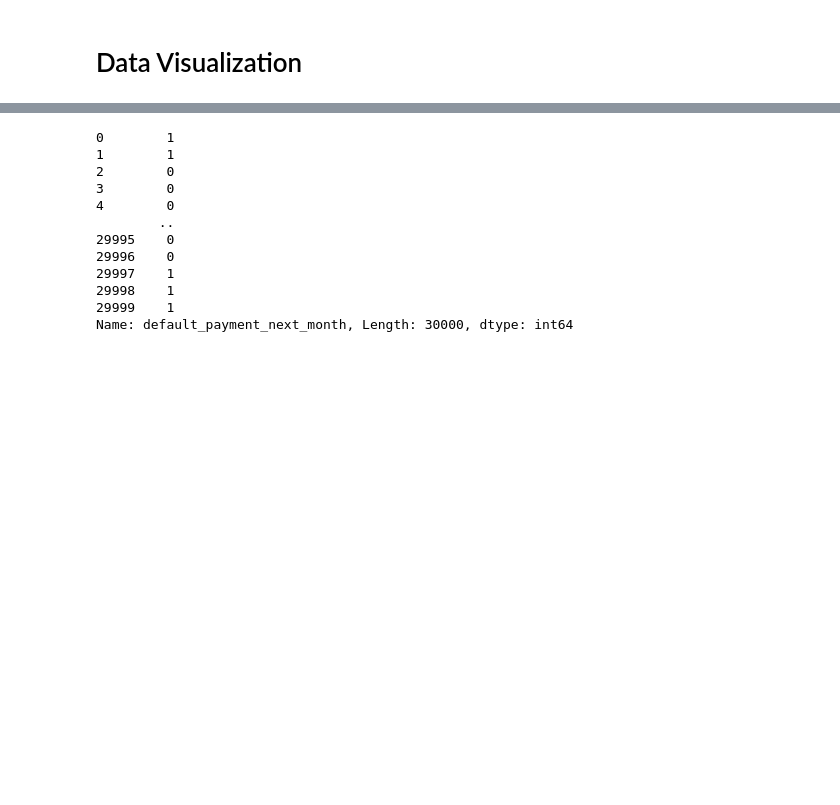
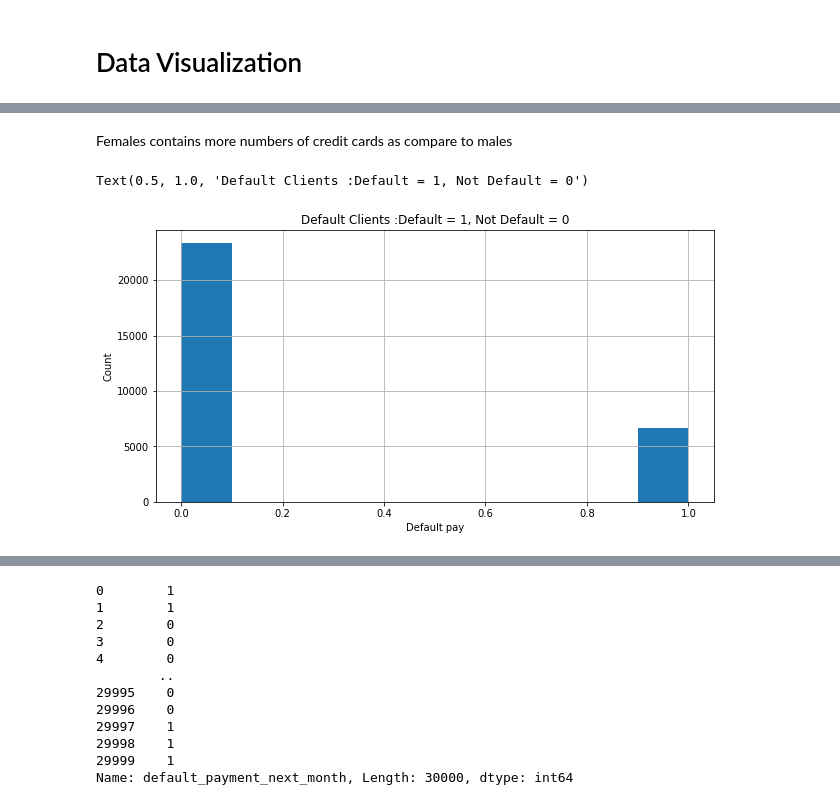
Before and after one commit to Akshay1781/Credit-Card-Default-Prediction, a Jupyter notebook: Credit_Card_Default_Prediction_Capstone_Project.ipynb, the cells around one changed output, grey strips where cells are left out. Drawn from its saved outputs; the diff is of its cells as text; code cells hidden in the pictures; blank space fills up the shorter version.

```diff
--- a/Credit_Card_Default_Prediction_Capstone_Project.ipynb
+++ b/Credit_Card_Default_Prediction_Capstone_Project.ipynb
@@ -183,0 +211,12 @@ df['default_payment_next_month'].hist()
+# %% [markdown]
+Females contains more numbers of credit cards as compare to males
+# %%
+# Numbers of Default and Not Default credit card holders
+plt.figure(figsize=(10,5))
+df['default_payment_next_month'].hist()
+plt.xlabel('Default pay')
+plt.ylabel('Count')
+plt.title('Default Clients :Default = 1, Not Default = 0')
+# %% [output]
+Text(0.5, 1.0, 'Default Clients :Default = 1, Not Default = 0')
+[figure, added]
```
Also changed, not shown: parts of 93 cells of this notebook.
